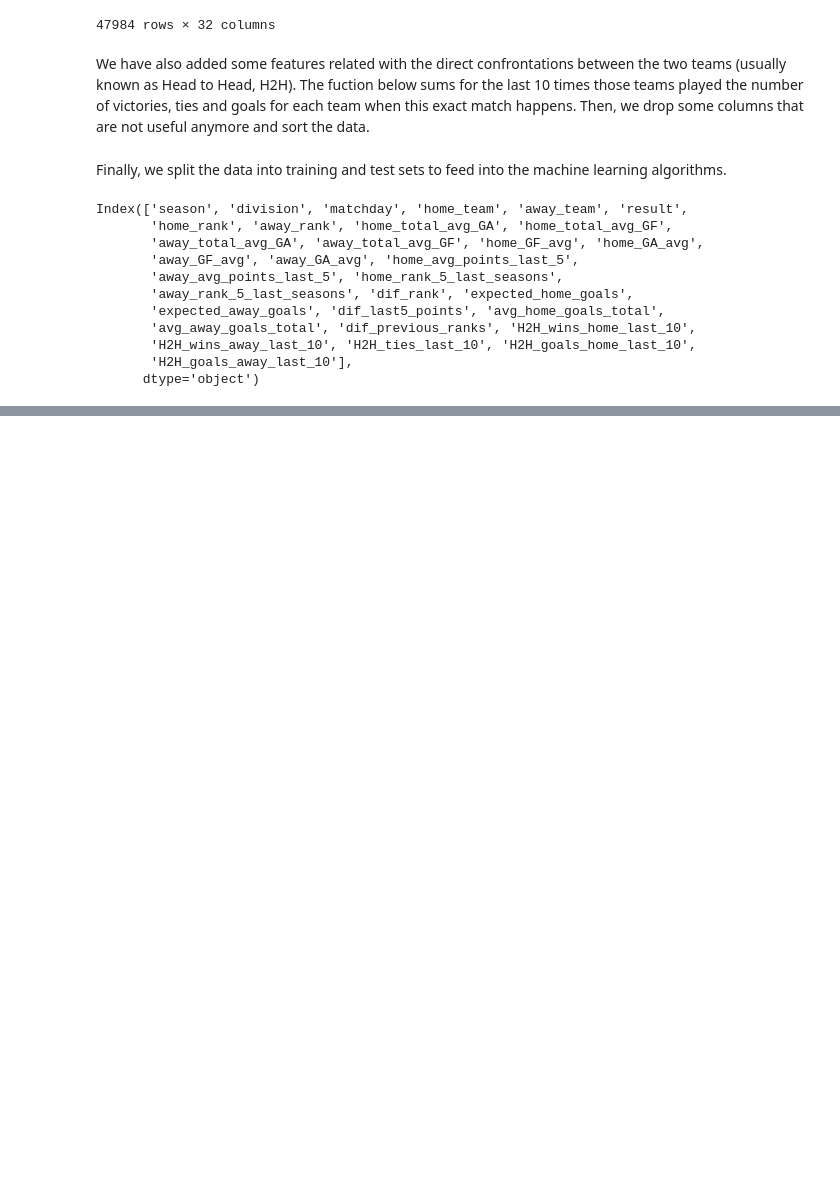
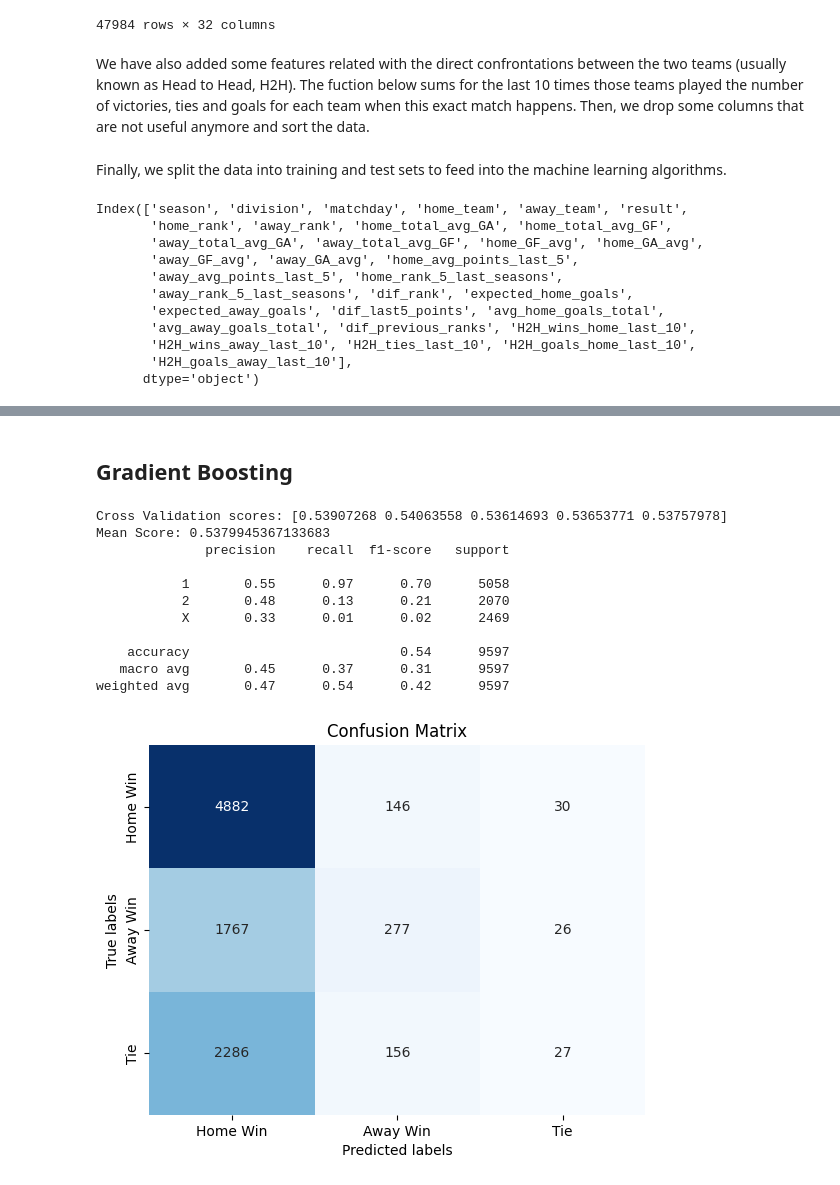
Before and after one commit to ManuIluro22/LaLiga, a Jupyter notebook: analysis/ModelAnalysis.ipynb, the cells around one changed output, grey strips where cells are left out. Saved outputs shown, nothing was run; the diff lists cells and outputs as text; code cells hidden in the pictures; blank space fills up the shorter version.

Commit message:
Added the models

```diff
--- a/analysis/ModelAnalysis.ipynb
+++ b/analysis/ModelAnalysis.ipynb
@@ -463,0 +469,46 @@ X_train, X_test, y_train, y_test = train_test_split(df.drop(["season","division"
+# %%
+def performance(model, y_pred):
+    # Classificatin Report shows some metrics to evaluate the model performance
+    class_report = classification_report(y_test, y_pred, output_dict=True)
+    scores = cross_val_score(model, X_train, y_train, cv=5)
+    mean_score = scores.mean()
+    print(f'Cross Validation scores: {scores}')
+    print("Mean Score:", mean_score)
+    print(classification_report(y_test, y_pred))
+    accuracy = class_report['accuracy']
+
+    # Plot Confusion Matrix
+    labels = ["Home Win", "Away Win", "Tie"]
+    sns.heatmap(confusion_matrix(y_test, y_pred),
+                annot=True, fmt="d", cmap="Blues", cbar=False,
+                xticklabels=labels, yticklabels=labels)
+    plt.xlabel('Predicted labels')
+    plt.ylabel('True labels')
+    plt.title('Confusion Matrix')
+    plt.show()
+
+    return accuracy, mean_score
+
+# Empty df to store the performance of the different models
+models_performance = pd.DataFrame(columns=['model', 'accuracy', 'cv_score_mean'])
+# %% [markdown]
+## Gradient Boosting
+# %%
+gb_model = GradientBoostingClassifier()
+gb_model.fit(X_train, y_train)
+gb_pred = gb_model.predict(X_test)
+gb_accuracy, gb_mean_score = performance(gb_model, gb_pred)
+models_performance.loc[len(models_performance)] = [type(gb_model).__name__, gb_accuracy, gb_mean_score]
+# %% [output]
+Cross Validation scores: [0.53907268 0.54063558 0.53614693 0.53653771 0.53757978]
+Mean Score: 0.5379945367133683
+              precision    recall  f1-score   support
+
+           1       0.55      0.97      0.70      5058
+           2       0.48      0.13      0.21      2070
+           X       0.33      0.01      0.02      2469
+
+    accuracy                           0.54      9597
+   macro avg       0.45      0.37      0.31      9597
+weighted avg       0.47      0.54      0.42      9597
+[figure, added]
```
Also changed, not shown: parts of 20 cells of this notebook.
